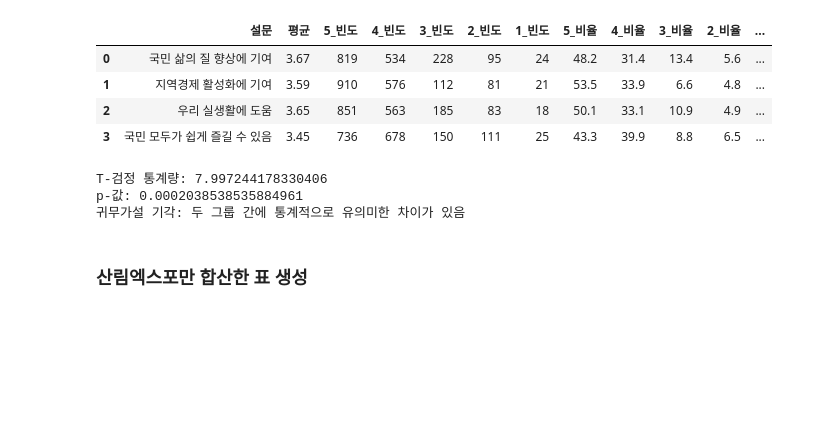
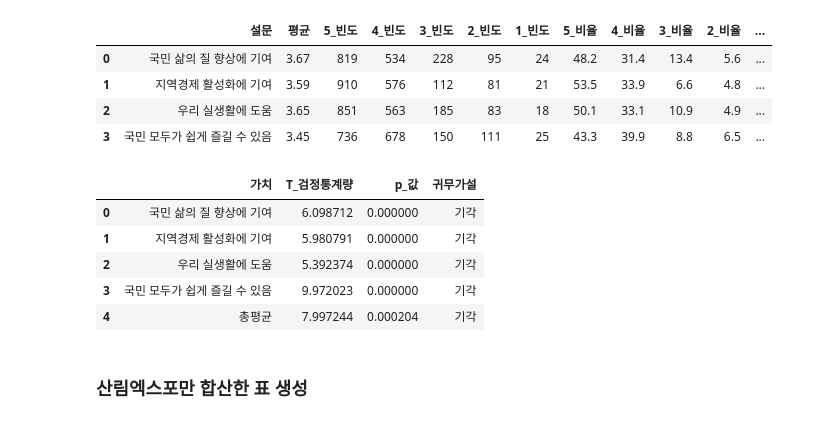
Before and after one commit to DDalaDDula/Card_Consumption_Pattern_Analysis_Dashboard, a Jupyter notebook: analysis_456.ipynb, the cells around one changed output. Saved outputs shown, nothing was run; the diff lists cells and outputs as text; code cells hidden in the pictures; blank space fills up the shorter version.

```diff
--- a/analysis_456.ipynb
+++ b/analysis_456.ipynb
@@ -1776,31 +1826,64 @@ common_6_df
 | 1 | 지역경제 활성화에 기여 | 3.59 | 910 | 576 | 112 | 81 | 21 | 53.5 | 33.9 | 6.6 | 4.8 | ... |
 | 2 | 우리 실생활에 도움 | 3.65 | 851 | 563 | 185 | 83 | 18 | 50.1 | 33.1 | 10.9 | 4.9 | ... |
 | 3 | 국민 모두가 쉽게 즐길 수 있음 | 3.45 | 736 | 678 | 150 | 111 | 25 | 43.3 | 39.9 | 8.8 | 6.5 | ... |
+# %%
+import pandas as pd
+import scipy.stats as stats
+
+dic = {
+    '가치': [],
+    'T_검정통계량': [],
+    'p_값': [],
+    '귀무가설': [],
+}
+for i in range(1,5):
+    dic['가치'].append(q6_map_dic['Q6_%s'%i])
+    # T-검정을 수행할 그룹 선택
+    group1 = df_expo_6['Q6_%s'%i]
+    group2 = df_common_6['Q6_%s'%i].dropna()
+
+    # T-검정 수행
+    t_stat, p_value = stats.ttest_ind(group1, group2)
+
+    dic['T_검정통계량'].append(round(t_stat, 6))
+    dic['p_값'].append(round(p_value, 6))
+
+    # 유의수준 설정
+    alpha = 0.05
+
+    # p-값과 유의수준 비교
+    if p_value < alpha:
+        dic['귀무가설'].append('기각') # 귀무가설 기각: 두 그룹 간에 통계적으로 유의미한 차이가 있음
+    else:
+        dic['귀무가설'].append('채택') # 귀무가설 채택: 두 그룹 간에 통계적으로 유의미한 차이가 없음
 # %%
-### T - test
 import pandas as pd
 import scipy.stats as stats
 
+dic['가치'].append('총평균')
 # T-검정을 수행할 그룹 선택
 group1 = expo_6_df['평균']
-group2 = common_6_df['평균']
+group2 = common_6_df['평균'].dropna()
 
 # T-검정 수행
 t_stat, p_value = stats.ttest_ind(group1, group2)
 
-# 결과 출력
-print("T-검정 통계량:", t_stat)
-print("p-값:", p_value)
+dic['T_검정통계량'].append(round(t_stat, 6))
+dic['p_값'].append(round(p_value, 6))
 
 # 유의수준 설정
 alpha = 0.05
 
 # p-값과 유의수준 비교
 if p_value < alpha:
-    print("귀무가설 기각: 두 그룹 간에 통계적으로 유의미한 차이가 있음")
+    dic['귀무가설'].append('기각') # 귀무가설 기각: 두 그룹 간에 통계적으로 유의미한 차이가 있음
 else:
-    print("귀무가설 채택: 두 그룹 간에 통계적으로 유의미한 차이가 없음")
+    dic['귀무가설'].append('채택') # 귀무가설 채택: 두 그룹 간에 통계적으로 유의미한 차이가 없음
+pd.DataFrame(dic)
 # %% [output]
-T-검정 통계량: 7.997244178330406
-p-값: 0.0002038538535884961
-귀무가설 기각: 두 그룹 간에 통계적으로 유의미한 차이가 있음
+|  | 가치 | T_검정통계량 | p_값 | 귀무가설 |
+| 0 | 국민 삶의 질 향상에 기여 | 6.098712 | 0.000000 | 기각 |
+| 1 | 지역경제 활성화에 기여 | 5.980791 | 0.000000 | 기각 |
+| 2 | 우리 실생활에 도움 | 5.392374 | 0.000000 | 기각 |
+| 3 | 국민 모두가 쉽게 즐길 수 있음 | 9.972023 | 0.000000 | 기각 |
+| 4 | 총평균 | 7.997244 | 0.000204 | 기각 |
```
Also changed, not shown: parts of 11 cells of this notebook, 4 other files.
